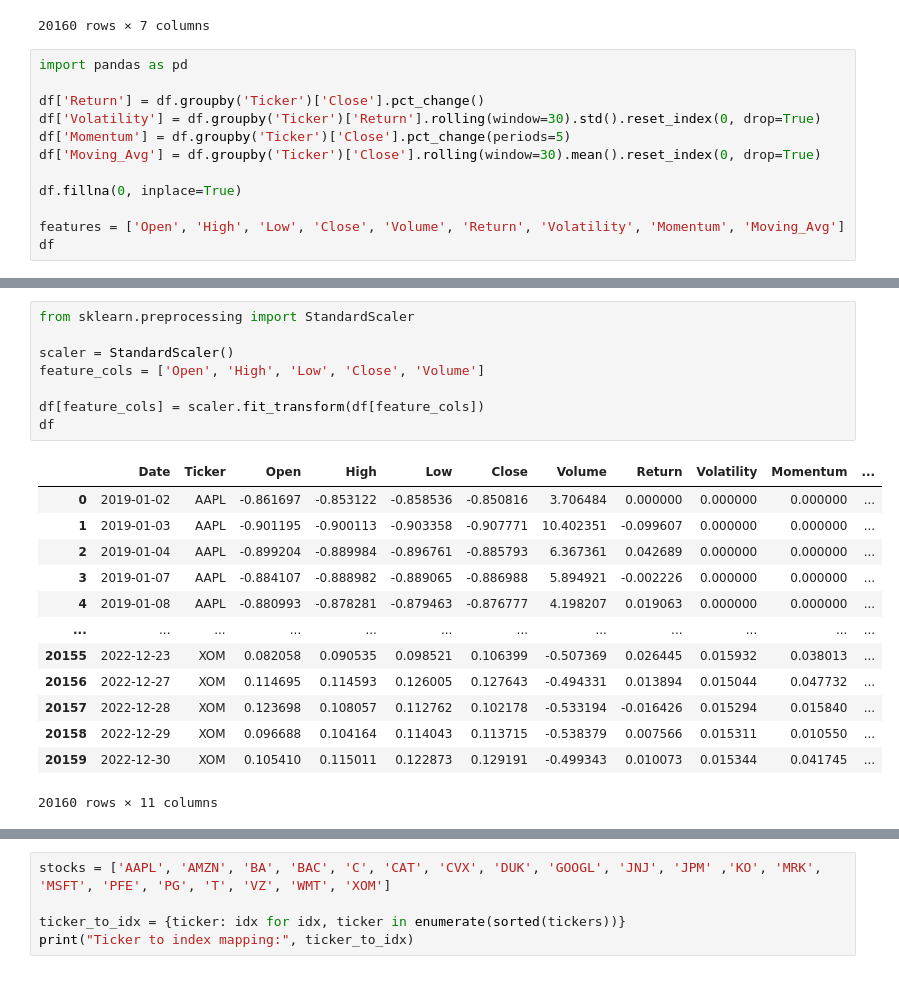
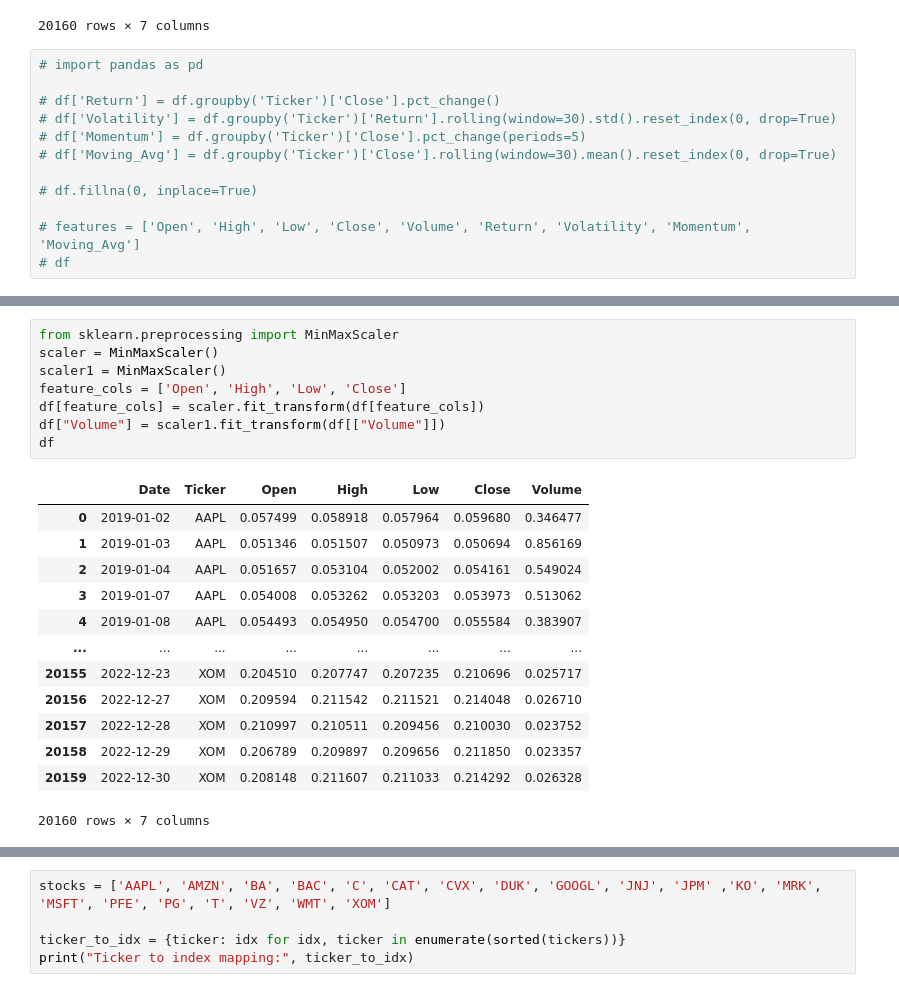
Before and after one commit to broccubali/DLG-Assignments, a Jupyter notebook: ASSignment2/dlg_ass2_gat.ipynb, the cells around one changed output, grey strips where cells are left out. Saved outputs shown, nothing was run; the diff lists cells and outputs as text.

```diff
--- a/ASSignment2/dlg_ass2_gat.ipynb
+++ b/ASSignment2/dlg_ass2_gat.ipynb
@@ -111,14 +108,14 @@ df
 | 20159 | 2022-12-30 | XOM | 100.659532 | 102.411179 | 100.659532 | 102.225822 | 11799600.0 |
 20160 rows × 7 columns
 # %%
-import pandas as pd
+# import pandas as pd
 
-df['Return'] = df.groupby('Ticker')['Close'].pct_change()
-df['Volatility'] = df.groupby('Ticker')['Return'].rolling(window=30).std().reset_index(0, drop=True)
-df['Momentum'] = df.groupby('Ticker')['Close'].pct_change(periods=5)
-df['Moving_Avg'] = df.groupby('Ticker')['Close'].rolling(window=30).mean().reset_index(0, drop=True)
+# df['Return'] = df.groupby('Ticker')['Close'].pct_change()
+# df['Volatility'] = df.groupby('Ticker')['Return'].rolling(window=30).std().reset_index(0, drop=True)
+# df['Momentum'] = df.groupby('Ticker')['Close'].pct_change(periods=5)
+# df['Moving_Avg'] = df.groupby('Ticker')['Close'].rolling(window=30).mean().reset_index(0, drop=True)
 
-df.fillna(0, inplace=True)
+# df.fillna(0, inplace=True)
 
-features = ['Open', 'High', 'Low', 'Close', 'Volume', 'Return', 'Volatility', 'Momentum', 'Moving_Avg']
-df
+# features = ['Open', 'High', 'Low', 'Close', 'Volume', 'Return', 'Volatility', 'Momentum', 'Moving_Avg']
+# df
@@ -139,25 +122,25 @@ df
 # %%
-from sklearn.preprocessing import StandardScaler
-
-scaler = StandardScaler()
-feature_cols = ['Open', 'High', 'Low', 'Close', 'Volume']
-
+from sklearn.preprocessing import MinMaxScaler
+scaler = MinMaxScaler()
+scaler1 = MinMaxScaler()
+feature_cols = ['Open', 'High', 'Low', 'Close']
 df[feature_cols] = scaler.fit_transform(df[feature_cols])
+df["Volume"] = scaler1.fit_transform(df[["Volume"]])
 df
 # %% [output]
-|  | Date | Ticker | Open | High | Low | Close | Volume | Return | Volatility | Momentum | ... |
-| 0 | 2019-01-02 | AAPL | -0.861697 | -0.853122 | -0.858536 | -0.850816 | 3.706484 | 0.000000 | 0.000000 | 0.000000 | ... |
-| 1 | 2019-01-03 | AAPL | -0.901195 | -0.900113 | -0.903358 | -0.907771 | 10.402351 | -0.099607 | 0.000000 | 0.000000 | ... |
-| 2 | 2019-01-04 | AAPL | -0.899204 | -0.889984 | -0.896761 | -0.885793 | 6.367361 | 0.042689 | 0.000000 | 0.000000 | ... |
-| 3 | 2019-01-07 | AAPL | -0.884107 | -0.888982 | -0.889065 | -0.886988 | 5.894921 | -0.002226 | 0.000000 | 0.000000 | ... |
-| 4 | 2019-01-08 | AAPL | -0.880993 | -0.878281 | -0.879463 | -0.876777 | 4.198207 | 0.019063 | 0.000000 | 0.000000 | ... |
-| ... | ... | ... | ... | ... | ... | ... | ... | ... | ... | ... | ... |
-| 20155 | 2022-12-23 | XOM | 0.082058 | 0.090535 | 0.098521 | 0.106399 | -0.507369 | 0.026445 | 0.015932 | 0.038013 | ... |
-| 20156 | 2022-12-27 | XOM | 0.114695 | 0.114593 | 0.126005 | 0.127643 | -0.494331 | 0.013894 | 0.015044 | 0.047732 | ... |
-| 20157 | 2022-12-28 | XOM | 0.123698 | 0.108057 | 0.112762 | 0.102178 | -0.533194 | -0.016426 | 0.015294 | 0.015840 | ... |
-| 20158 | 2022-12-29 | XOM | 0.096688 | 0.104164 | 0.114043 | 0.113715 | -0.538379 | 0.007566 | 0.015311 | 0.010550 | ... |
-| 20159 | 2022-12-30 | XOM | 0.105410 | 0.115011 | 0.122873 | 0.129191 | -0.499343 | 0.010073 | 0.015344 | 0.041745 | ... |
+|  | Date | Ticker | Open | High | Low | Close | Volume |
+| 0 | 2019-01-02 | AAPL | 0.057499 | 0.058918 | 0.057964 | 0.059680 | 0.346477 |
+| 1 | 2019-01-03 | AAPL | 0.051346 | 0.051507 | 0.050973 | 0.050694 | 0.856169 |
+| 2 | 2019-01-04 | AAPL | 0.051657 | 0.053104 | 0.052002 | 0.054161 | 0.549024 |
+| 3 | 2019-01-07 | AAPL | 0.054008 | 0.053262 | 0.053203 | 0.053973 | 0.513062 |
+| 4 | 2019-01-08 | AAPL | 0.054493 | 0.054950 | 0.054700 | 0.055584 | 0.383907 |
+| ... | ... | ... | ... | ... | ... | ... | ... |
+| 20155 | 2022-12-23 | XOM | 0.204510 | 0.207747 | 0.207235 | 0.210696 | 0.025717 |
+| 20156 | 2022-12-27 | XOM | 0.209594 | 0.211542 | 0.211521 | 0.214048 | 0.026710 |
+| 20157 | 2022-12-28 | XOM | 0.210997 | 0.210511 | 0.209456 | 0.210030 | 0.023752 |
+| 20158 | 2022-12-29 | XOM | 0.206789 | 0.209897 | 0.209656 | 0.211850 | 0.023357 |
+| 20159 | 2022-12-30 | XOM | 0.208148 | 0.211607 | 0.211033 | 0.214292 | 0.026328 |
-20160 rows × 11 columns
+20160 rows × 7 columns
 # %%
 aapl = df[df["Ticker"] == "AAPL"]
 plt.figure(figsize=(12, 6))
```
Also changed, not shown: parts of 26 cells of this notebook.
